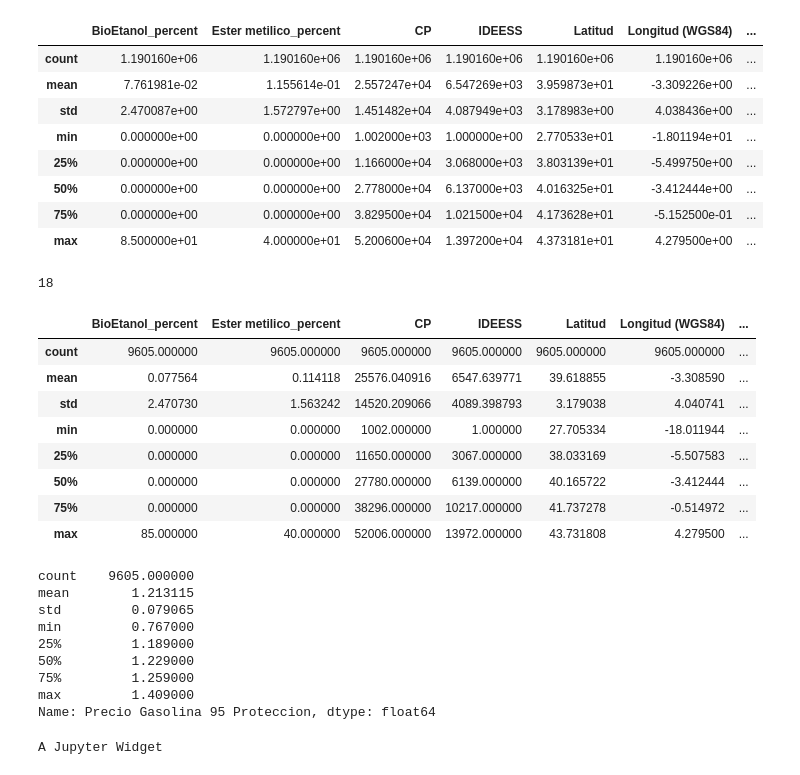
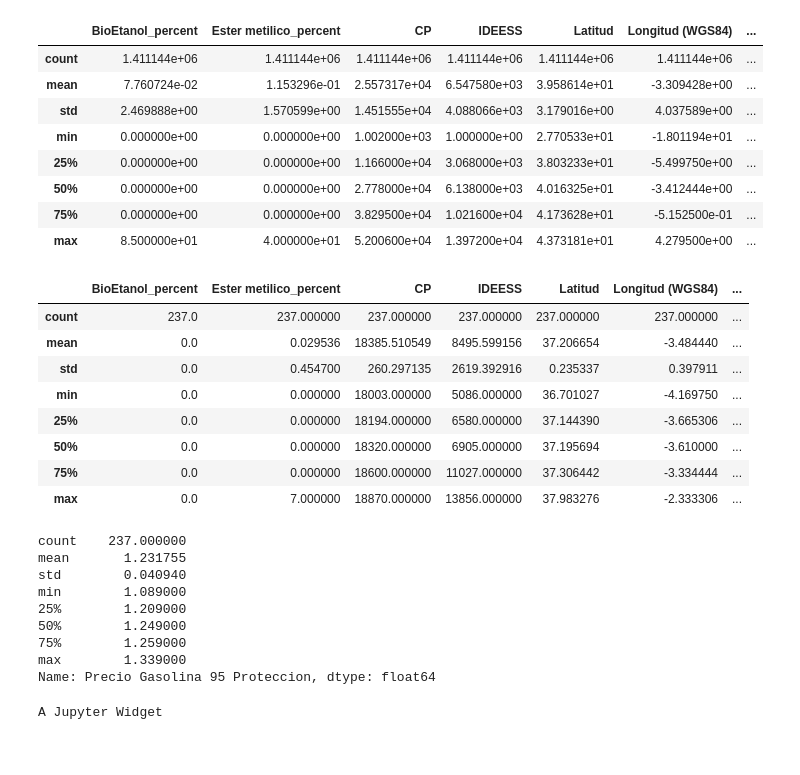
Before and after one commit to raiabril/jupyter_notebooks, a Jupyter notebook: gasolineras.ipynb, the cells around one changed output. Cells and saved outputs as stored; diff of their text form; code cells hidden in the pictures.

```diff
--- a/gasolineras.ipynb
+++ b/gasolineras.ipynb
@@ -13,8 +13,3 @@ gmaps.configure(api_key="AIzaSyDoiRFgvSL22GnKHght7XjhAQTapXlViJA") # Your Google
 os.chdir('/Volumes/Macintosh HD/_data/gas_stations')
 files = os.listdir()
 files.sort()
-# %%
-dataList = []
-for file in files:
-    print(file)
-    dataList.append(pd.read_csv(file,encoding='utf-8', parse_dates=['DATE']))
@@ -39,3 +16,19 @@ gasolineras_2017-09-10_17-06.csv
+# %%
+dataList = []
+for file in files:
+    datos = pd.read_csv(file,encoding='utf-8', parse_dates=['DATE'])
+    datos_obj = datos.select_dtypes(include=['object']).copy()
+    converted_obj = pd.DataFrame()
+
+    for col in datos_obj.columns:
+        num_unique_values = len(datos_obj[col].unique())
+        num_total_values = len(datos_obj[col])
+        if num_unique_values / num_total_values < 0.5:
+            converted_obj.loc[:,col] = datos_obj[col].astype('category')
+        else:
+            converted_obj.loc[:,col] = datos_obj[col]
+    datos[converted_obj.columns] = converted_obj
+    dataList.append(datos)
 # %%
 data = pd.concat(dataList)
 # %%
@@ -248,44 +253,40 @@ Name: DATE, dtype: object
 optimized_data.describe()
 # %% [output]
 |  | BioEtanol_percent | Ester metilico_percent | CP | IDEESS | Latitud | Longitud (WGS84) | ... |
-| count | 1.190160e+06 | 1.190160e+06 | 1.190160e+06 | 1.190160e+06 | 1.190160e+06 | 1.190160e+06 | ... |
-| mean | 7.761981e-02 | 1.155614e-01 | 2.557247e+04 | 6.547269e+03 | 3.959873e+01 | -3.309226e+00 | ... |
-| std | 2.470087e+00 | 1.572797e+00 | 1.451482e+04 | 4.087949e+03 | 3.178983e+00 | 4.038436e+00 | ... |
+| count | 1.411144e+06 | 1.411144e+06 | 1.411144e+06 | 1.411144e+06 | 1.411144e+06 | 1.411144e+06 | ... |
+| mean | 7.760724e-02 | 1.153296e-01 | 2.557317e+04 | 6.547580e+03 | 3.958614e+01 | -3.309428e+00 | ... |
+| std | 2.469888e+00 | 1.570599e+00 | 1.451555e+04 | 4.088066e+03 | 3.179016e+00 | 4.037589e+00 | ... |
 | min | 0.000000e+00 | 0.000000e+00 | 1.002000e+03 | 1.000000e+00 | 2.770533e+01 | -1.801194e+01 | ... |
-| 25% | 0.000000e+00 | 0.000000e+00 | 1.166000e+04 | 3.068000e+03 | 3.803139e+01 | -5.499750e+00 | ... |
-| 50% | 0.000000e+00 | 0.000000e+00 | 2.778000e+04 | 6.137000e+03 | 4.016325e+01 | -3.412444e+00 | ... |
-| 75% | 0.000000e+00 | 0.000000e+00 | 3.829500e+04 | 1.021500e+04 | 4.173628e+01 | -5.152500e-01 | ... |
+| 25% | 0.000000e+00 | 0.000000e+00 | 1.166000e+04 | 3.068000e+03 | 3.803233e+01 | -5.499750e+00 | ... |
+| 50% | 0.000000e+00 | 0.000000e+00 | 2.778000e+04 | 6.138000e+03 | 4.016325e+01 | -3.412444e+00 | ... |
+| 75% | 0.000000e+00 | 0.000000e+00 | 3.829500e+04 | 1.021600e+04 | 4.173628e+01 | -5.152500e-01 | ... |
 | max | 8.500000e+01 | 4.000000e+01 | 5.200600e+04 | 1.397200e+04 | 4.373181e+01 | 4.279500e+00 | ... |
-# %%
-datetime.datetime.now().hour
-# %% [output]
-18
 # %%
 dataRecent = optimized_data.loc[optimized_data.DATE.dt.day == datetime.datetime.now().day]
-dataRecent = dataRecent.loc[dataRecent.DATE.dt.hour == 17]
-#dataRecent = dataRecent.loc[dataRecent.Provincia == 'GRANADA']
+dataRecent = dataRecent.loc[dataRecent.DATE.dt.hour == 16]
+dataRecent = dataRecent.loc[dataRecent.Provincia == 'GRANADA']
 dataRecent.describe()
 # %% [output]
 |  | BioEtanol_percent | Ester metilico_percent | CP | IDEESS | Latitud | Longitud (WGS84) | ... |
-| count | 9605.000000 | 9605.000000 | 9605.000000 | 9605.000000 | 9605.000000 | 9605.000000 | ... |
-| mean | 0.077564 | 0.114118 | 25576.040916 | 6547.639771 | 39.618855 | -3.308590 | ... |
-| std | 2.470730 | 1.563242 | 14520.209066 | 4089.398793 | 3.179038 | 4.040741 | ... |
-| min | 0.000000 | 0.000000 | 1002.000000 | 1.000000 | 27.705334 | -18.011944 | ... |
-| 25% | 0.000000 | 0.000000 | 11650.000000 | 3067.000000 | 38.033169 | -5.507583 | ... |
-| 50% | 0.000000 | 0.000000 | 27780.000000 | 6139.000000 | 40.165722 | -3.412444 | ... |
-| 75% | 0.000000 | 0.000000 | 38296.000000 | 10217.000000 | 41.737278 | -0.514972 | ... |
-| max | 85.000000 | 40.000000 | 52006.000000 | 13972.000000 | 43.731808 | 4.279500 | ... |
+| count | 237.0 | 237.000000 | 237.000000 | 237.000000 | 237.000000 | 237.000000 | ... |
+| mean | 0.0 | 0.029536 | 18385.510549 | 8495.599156 | 37.206654 | -3.484440 | ... |
+| std | 0.0 | 0.454700 | 260.297135 | 2619.392916 | 0.235337 | 0.397911 | ... |
+| min | 0.0 | 0.000000 | 18003.000000 | 5086.000000 | 36.701027 | -4.169750 | ... |
+| 25% | 0.0 | 0.000000 | 18194.000000 | 6580.000000 | 37.144390 | -3.665306 | ... |
+| 50% | 0.0 | 0.000000 | 18320.000000 | 6905.000000 | 37.195694 | -3.610000 | ... |
+| 75% | 0.0 | 0.000000 | 18600.000000 | 11027.000000 | 37.306442 | -3.334444 | ... |
+| max | 0.0 | 7.000000 | 18870.000000 | 13856.000000 | 37.983276 | -2.333306 | ... |
 # %%
 dataRecent['Precio Gasolina 95 Proteccion'].describe()
 # %% [output]
-count    9605.000000
-mean        1.213115
-std         0.079065
-min         0.767000
-25%         1.189000
-50%         1.229000
-75%         1.259000
-max         1.409000
+count    237.000000
+mean       1.231755
+std        0.040940
+min        1.089000
+25%        1.209000
+50%        1.249000
+75%        1.259000
+max        1.339000
 Name: Precio Gasolina 95 Proteccion, dtype: float64
 # %%
 dataRecent1 = dataRecent.loc[dataRecent['Precio Gasolina 95 Proteccion'] < 1.205]
```
Also changed, not shown: parts of 26 cells of this notebook, 2 other files.
